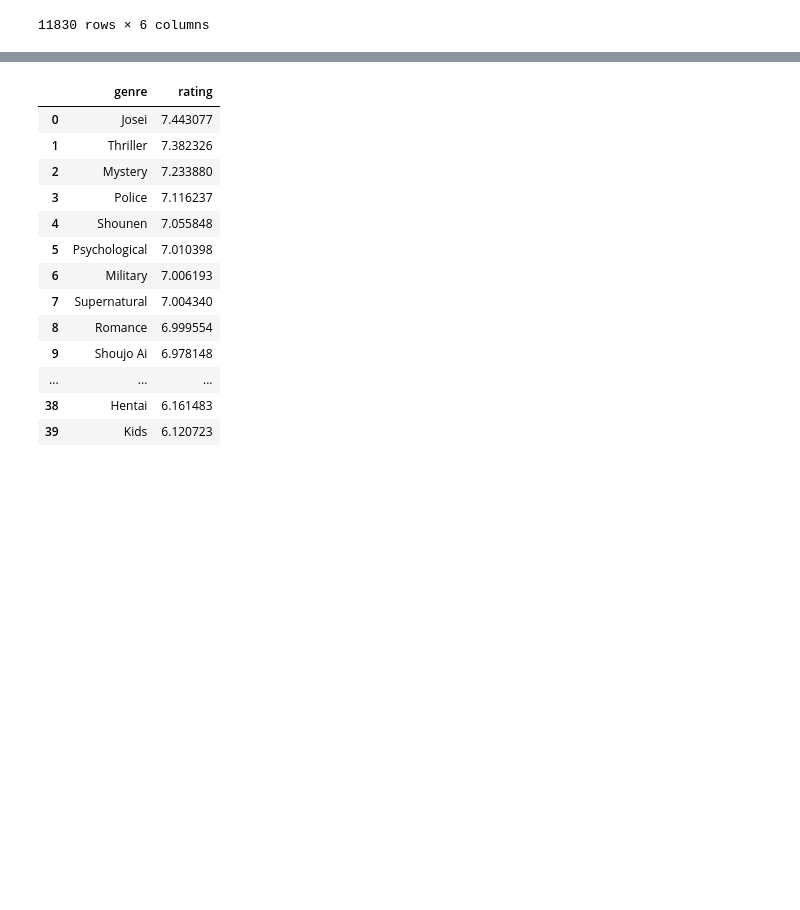
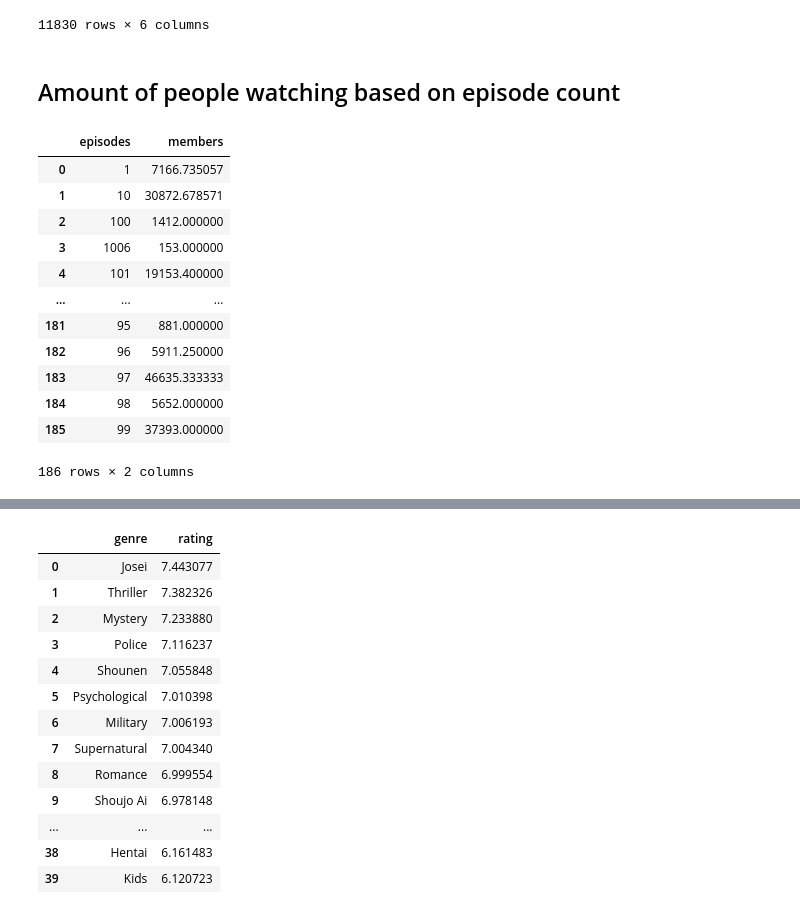
Before and after one commit to data301-2020-winter1/course-project-solo_127, a Jupyter notebook: analysis/Analysis.ipynb, the cells around one changed output, grey strips where cells are left out. Saved outputs shown, nothing was run; the diff lists cells and outputs as text; code cells hidden in the pictures; blank space fills up the shorter version.

```diff
--- a/analysis/Analysis.ipynb
+++ b/analysis/Analysis.ipynb
@@ -16,3 +21,23 @@ df
 | 12292 | Violence Gekiga Shin David no Hos... | Hentai | OVA | 1 | 4.98 | 175 |
 | 12293 | Yasuji no Pornorama: Yacchimae!! | Hentai | Movie | 1 | 5.46 | 142 |
 11830 rows × 6 columns
+# %% [markdown]
+## Amount of people watching based on episode count
+# %%
+# Episodes corresponding to Members data
+episodesdf = df[['episodes', 'members']].groupby('episodes').mean().sort_values(by = ['episodes']).reset_index()
+episodesdf
+# %% [output]
+|  | episodes | members |
+| 0 | 1 | 7166.735057 |
+| 1 | 10 | 30872.678571 |
+| 2 | 100 | 1412.000000 |
+| 3 | 1006 | 153.000000 |
+| 4 | 101 | 19153.400000 |
+| ... | ... | ... |
+| 181 | 95 | 881.000000 |
+| 182 | 96 | 5911.250000 |
+| 183 | 97 | 46635.333333 |
+| 184 | 98 | 5652.000000 |
+| 185 | 99 | 37393.000000 |
+186 rows × 2 columns
```
Also changed, not shown: parts of 5 cells of this notebook, 1 other file.
